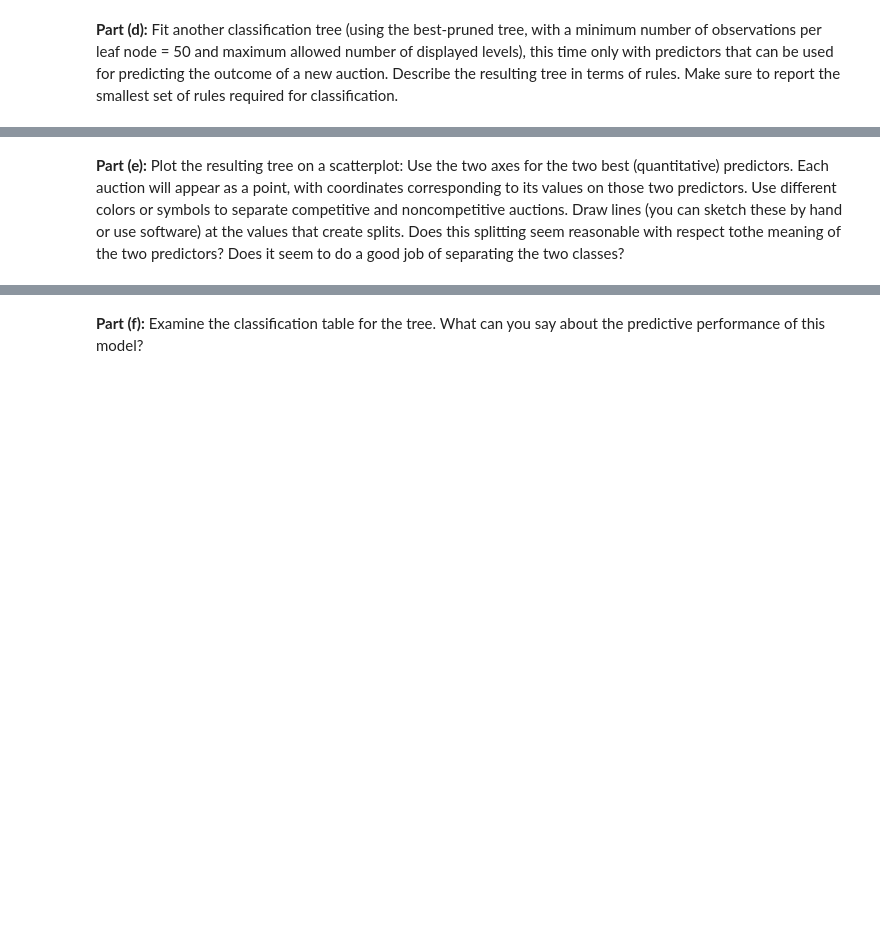
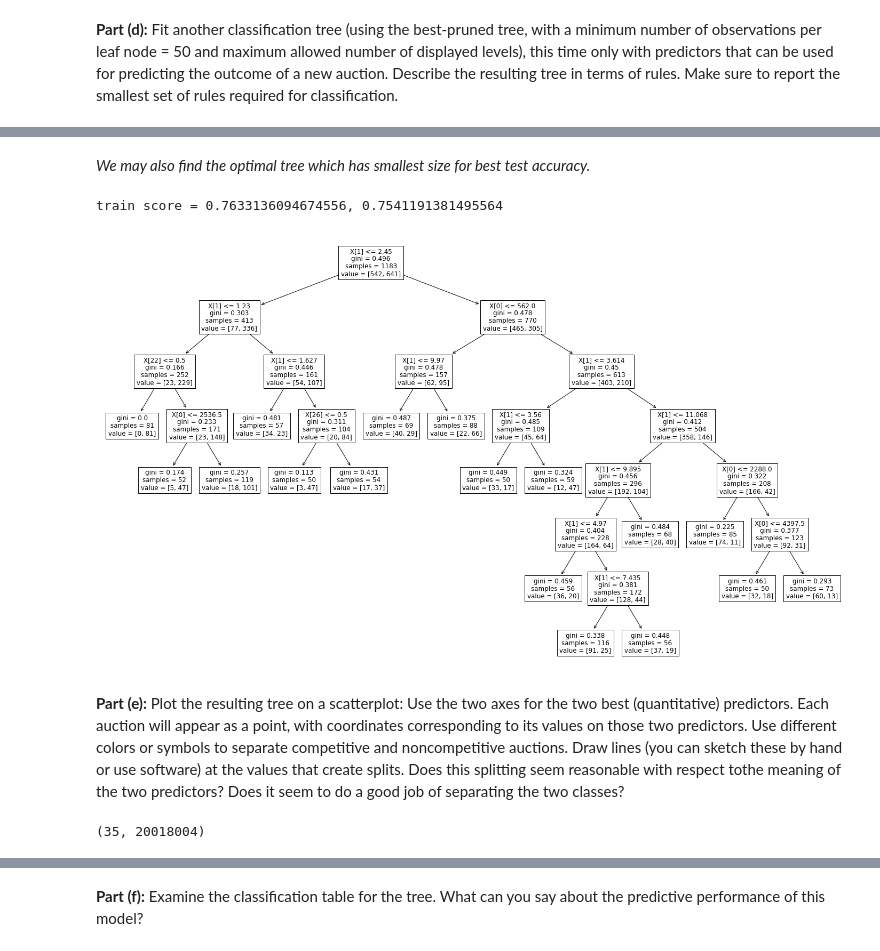
Before and after one commit to Samuel-CHLam/MIT_Submissions, a Jupyter notebook: IDS.147/IDS.147_PSet_6.ipynb, the cells around one changed output, grey strips where cells are left out. Drawn from its saved outputs; the diff is of its cells as text; code cells hidden in the pictures; blank space fills up the shorter version.

```diff
--- a/IDS.147/IDS.147_PSet_6.ipynb
+++ b/IDS.147/IDS.147_PSet_6.ipynb
@@ -159,2 +238,13 @@ print(1)
+# %% [markdown]
+*We may also find the optimal tree which has smallest size for best test accuracy.*
+# %%
+fig, ax = plt.subplots(figsize = (25,15))
+i = np.argmax(np.array(test_scores))
+final_clf = clfs[i]
+sklearn.tree.plot_tree(final_clf, ax=ax)
+print(f"train score = {train_scores[i]}, {test_scores[i]}")
+# %% [output]
+train score = 0.7633136094674556, 0.7541191381495564
+[figure, added]
 # %% [markdown]
 **Part (e):** Plot the resulting tree on a scatterplot: Use the two axes for the two best (quantitative) predictors. Each auction will appear as a point, with coordinates corresponding to its values on those two predictors. Use different colors or symbols to separate competitive and noncompetitive auctions. Draw lines (you can sketch these by hand or use software) at the values that create splits. Does this splitting seem reasonable with respect tothe meaning of the two predictors?  Does it seem to do a good job of separating the two classes?
@@ -160,0 +254,6 @@ print(1)
+# %%
+X_test_for_contour = np.stack([yy.flat,xx.flat])
+X_test_for_contour = np.vstack([X_test_for_contour,np.zeros((33, xx.size))])
+X_test_for_contour.shape
+# %% [output]
+(35, 20018004)
```
Also changed, not shown: parts of 30 cells of this notebook, 3 other files.
